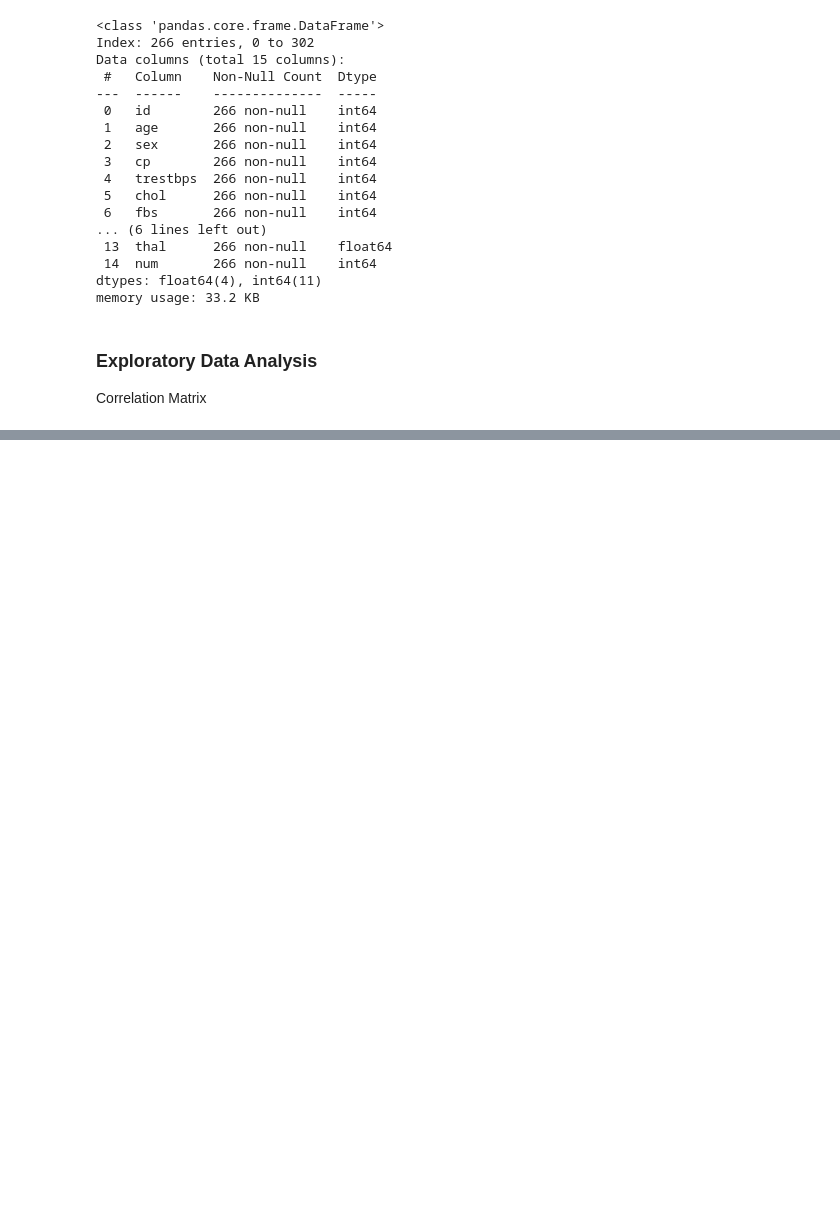
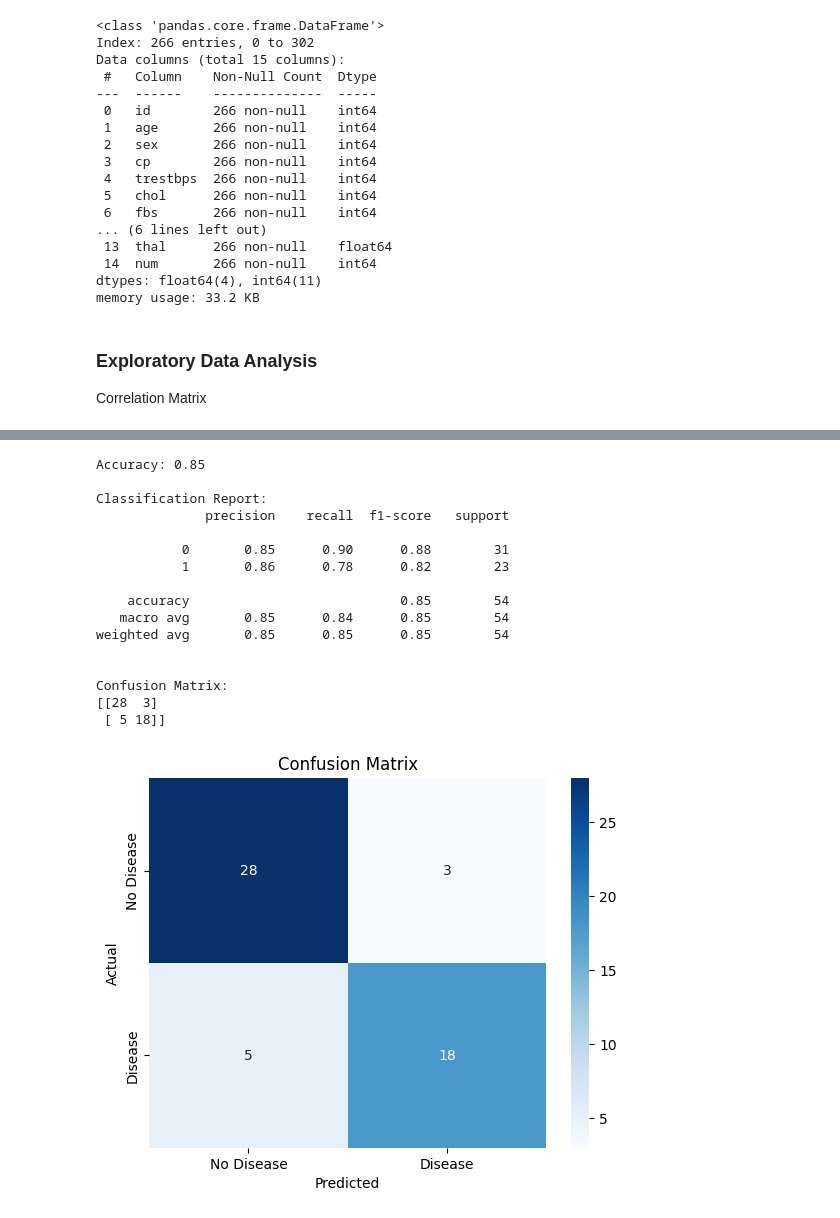
Before and after one commit to adriacv17/Capstone-Project-Heart-Disease, a Jupyter notebook: heart_disease_prediction.ipynb, the cells around one changed output, grey strips where cells are left out. Drawn from its saved outputs; the diff is of its cells as text; code cells hidden in the pictures; blank space fills up the shorter version.

Commit message:
Model selection, splitting, training, testing

```diff
--- a/heart_disease_prediction.ipynb
+++ b/heart_disease_prediction.ipynb
@@ -439,0 +446,64 @@ sns.heatmap(corr_matrix, annot=True, cmap="coolwarm", fmt='.2f', linewidths=0.5)
+# %%
+# Use Dataset cleveland_df with Logistic Regression
+
+# Define features as X and target variable as y
+X = cleveland_df[['age', 'sex', 'cp', 'trestbps', 'chol', 'fbs', 'restecg', 'thalch', 'exang', 'oldpeak', 'ca', 'thal']]
+y = cleveland_df['num']
+
+# Train-test split the data with 80% train 20 % split
+X_train, X_test, y_train, y_test = train_test_split(X, y, test_size=0.2, random_state=1)
+
+# Standardize the numerical features
+scaler = StandardScaler()
+X_train_scaled = scaler.fit_transform(X_train)
+X_test_scaled = scaler.transform(X_test)
+
+# Model Selection and Training - Logistic Regression
+model = LogisticRegression(random_state=7)
+
+# Train the model using the training data
+model.fit(X_train_scaled, y_train)
+
+# Predictions on the test data
+y_pred = model.predict(X_test_scaled)
+
+# Model evaluation
+# Calculate and print accuracy score
+accuracy = accuracy_score(y_test, y_pred)
+print(f"Accuracy: {accuracy:.2f}")
+
+# Classification report as I am using categorical values in num of 0 or 1
+print()
+print("Classification Report:")
+print(classification_report(y_test, y_pred))
+
+# Confusion matrix
+print()
+print("Confusion Matrix:")
+conf_matrix = confusion_matrix(y_test, y_pred)
+print(conf_matrix)
+
+# Visualize the confusion matrix
+sns.heatmap(conf_matrix, annot=True, fmt='d', cmap='Blues', xticklabels=["No Disease", "Disease"], yticklabels=["No Disease", "Disease"])
+plt.xlabel('Predicted')
+plt.ylabel('Actual')
+plt.title('Confusion Matrix')
+plt.show()
+# %% [output]
+Accuracy: 0.85
+
+Classification Report:
+              precision    recall  f1-score   support
+
+           0       0.85      0.90      0.88        31
+           1       0.86      0.78      0.82        23
+
+    accuracy                           0.85        54
+   macro avg       0.85      0.84      0.85        54
+weighted avg       0.85      0.85      0.85        54
+
+
+Confusion Matrix:
+[[28  3]
+ [ 5 18]]
+[figure, added]
```
Also changed, not shown: parts of 4 cells of this notebook.
